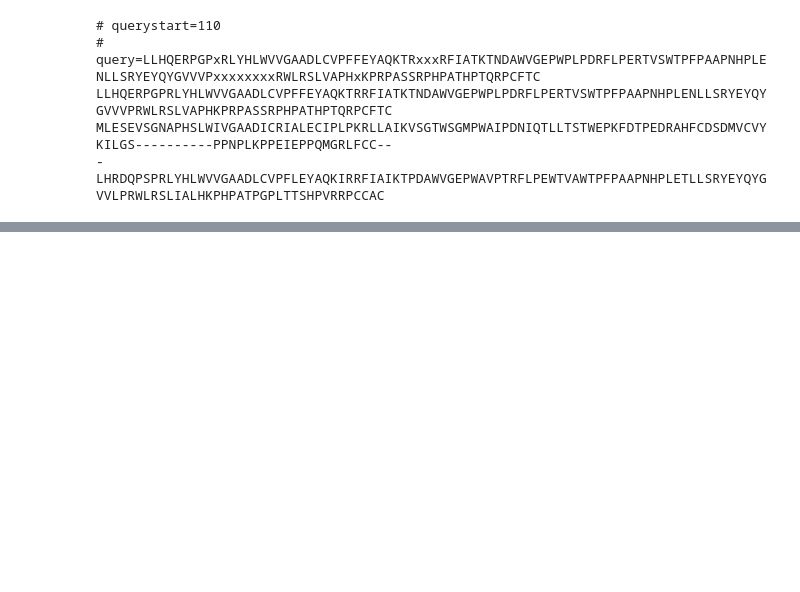
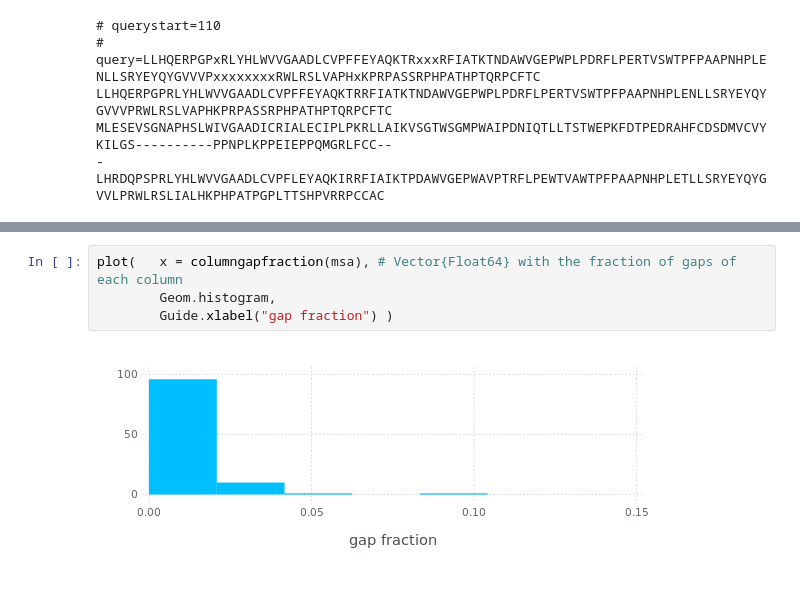
Before and after one commit to diegozea/MIToS.jl, a Jupyter notebook: docs/MSA.ipynb, the cells around one changed output, grey strips where cells are left out. Saved outputs shown, nothing was run; the diff lists cells and outputs as text; blank space fills up the shorter version.

```diff
--- a/docs/MSA.ipynb
+++ b/docs/MSA.ipynb
@@ -474,0 +633,6 @@ MLESEVSGNAPHSLWIVGAADICRIALECIPLPKRLLAIKVSGTWSGMPWAIPDNIQTLLTSTWEPKFDTPEDRAHFCDS
+# %%
+plot(   x = columngapfraction(msa), # Vector{Float64} with the fraction of gaps of each column
+        Geom.histogram,
+        Guide.xlabel("gap fraction") )
+# %% [output]
+[figure, added]
```
Also changed, not shown: parts of 53 cells of this notebook, 18 other files.
